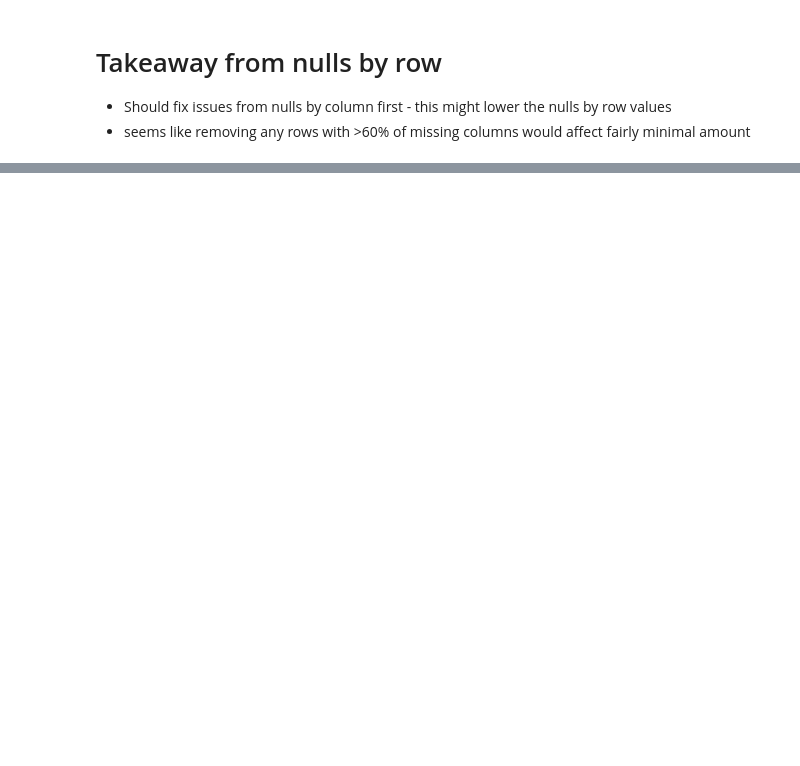
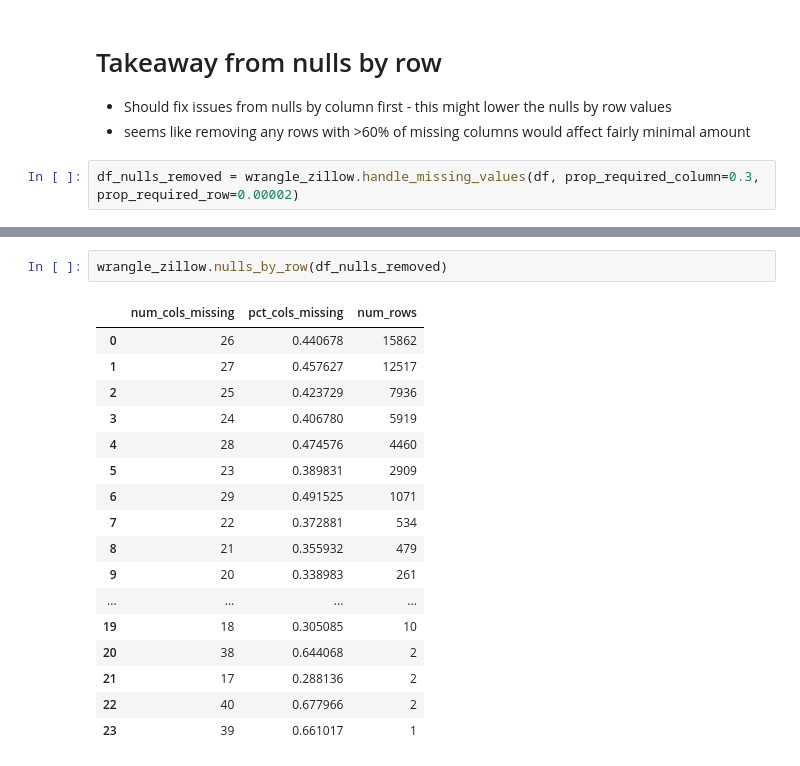
Before and after one commit to jesse-d-marder/clustering-exercises, a Jupyter notebook: zillow.ipynb, the cells around one changed output, grey strips where cells are left out. Drawn from its saved outputs; the diff is of its cells as text; blank space fills up the shorter version.

```diff
--- a/zillow.ipynb
+++ b/zillow.ipynb
@@ -94,3 +114,5 @@ wrangle_zillow.nulls_by_row(df)
 # Takeaway from nulls by row
 - Should fix issues from nulls by column first - this might lower the nulls by row values
 - seems like removing any rows with >60% of missing columns would affect fairly minimal amount
+# %%
+df_nulls_removed = wrangle_zillow.handle_missing_values(df, prop_required_column=0.3, prop_required_row=0.00002)
@@ -96,0 +143,20 @@ wrangle_zillow.nulls_by_row(df)
+# %%
+wrangle_zillow.nulls_by_row(df_nulls_removed)
+# %% [output]
+|  | num_cols_missing | pct_cols_missing | num_rows |
+| 0 | 26 | 0.440678 | 15862 |
+| 1 | 27 | 0.457627 | 12517 |
+| 2 | 25 | 0.423729 | 7936 |
+| 3 | 24 | 0.406780 | 5919 |
+| 4 | 28 | 0.474576 | 4460 |
+| 5 | 23 | 0.389831 | 2909 |
+| 6 | 29 | 0.491525 | 1071 |
+| 7 | 22 | 0.372881 | 534 |
+| 8 | 21 | 0.355932 | 479 |
+| 9 | 20 | 0.338983 | 261 |
+| ... | ... | ... | ... |
+| 19 | 18 | 0.305085 | 10 |
+| 20 | 38 | 0.644068 | 2 |
+| 21 | 17 | 0.288136 | 2 |
+| 22 | 40 | 0.677966 | 2 |
+| 23 | 39 | 0.661017 | 1 |
```
Also changed, not shown: parts of 23 cells of this notebook, 1 other file.
